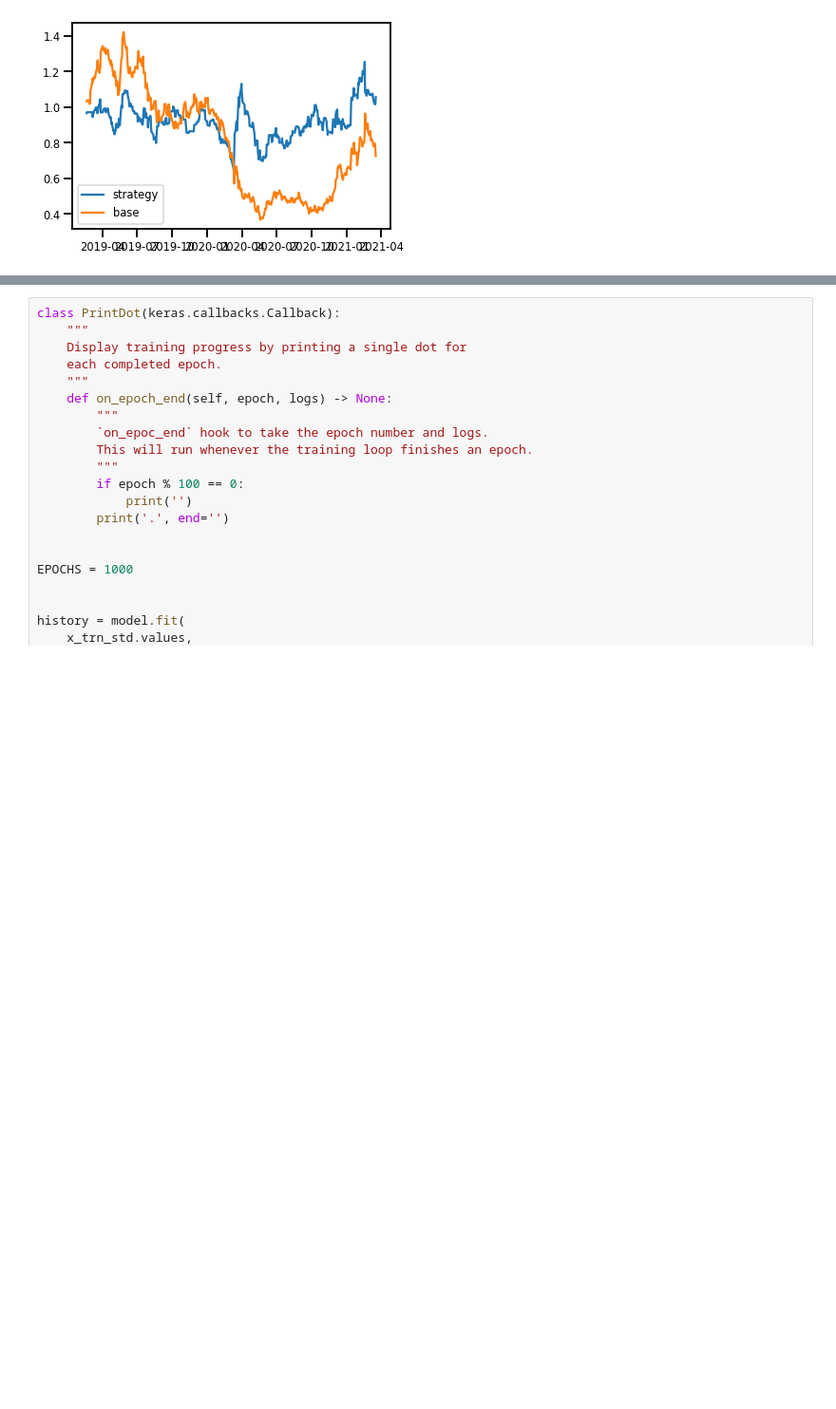
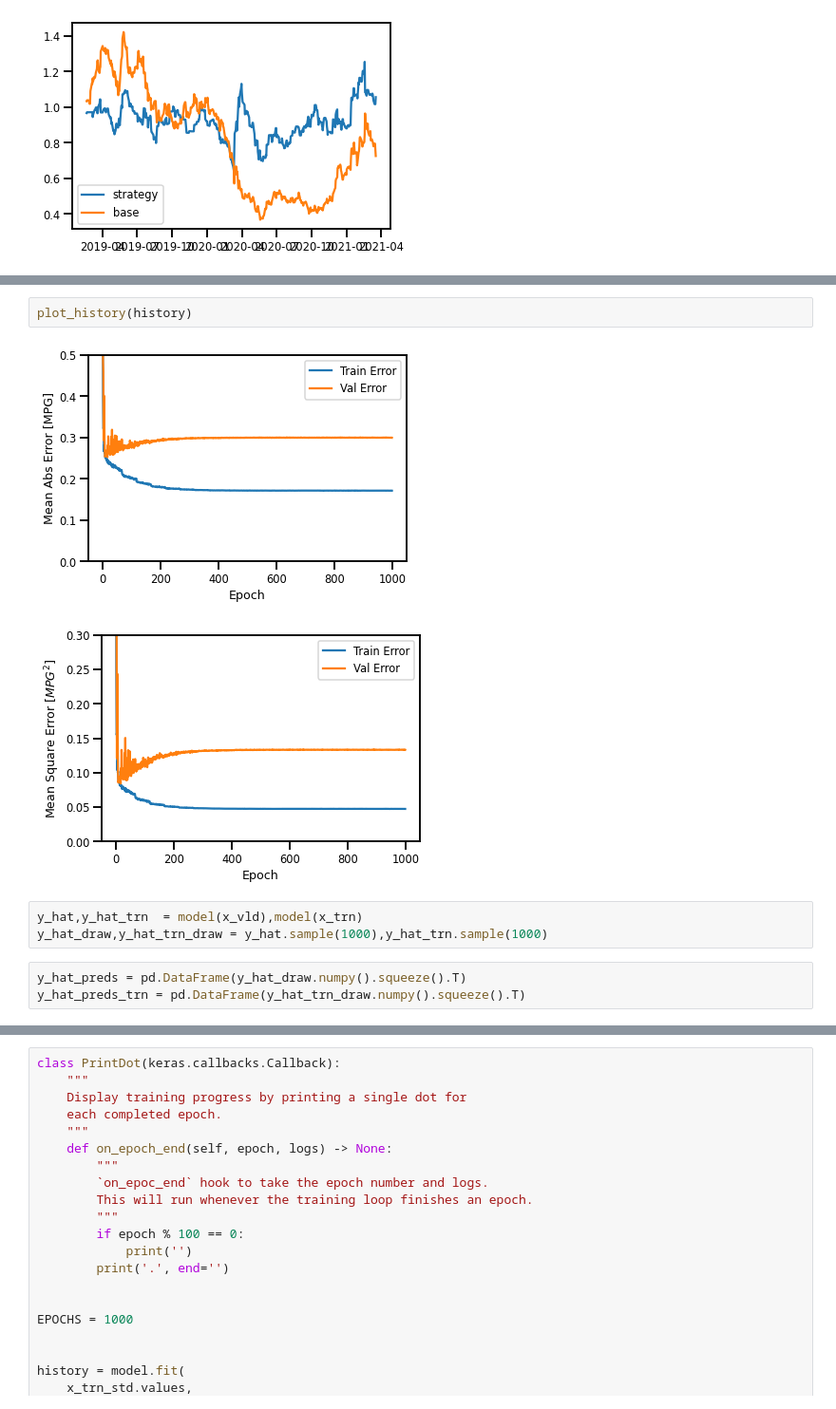
Before and after one commit to vin136/supervised_prediction, a Jupyter notebook: nbs/neural_net.ipynb, the cells around one changed output, grey strips where cells are left out. Shown at 95% size. Cells and saved outputs as stored; diff of their text form; blank space fills up the shorter version.

```diff
--- a/nbs/neural_net.ipynb
+++ b/nbs/neural_net.ipynb
@@ -791,0 +874,11 @@ plt.show()
+# %%
+plot_history(history)
+# %% [output]
+[figure, added]
+[figure, added]
+# %%
+y_hat,y_hat_trn  = model(x_vld),model(x_trn)
+y_hat_draw,y_hat_trn_draw = y_hat.sample(1000),y_hat_trn.sample(1000)
+# %%
+y_hat_preds = pd.DataFrame(y_hat_draw.numpy().squeeze().T)
+y_hat_preds_trn = pd.DataFrame(y_hat_trn_draw.numpy().squeeze().T)
```
Also changed, not shown: parts of 23 cells of this notebook, 9 other files.
